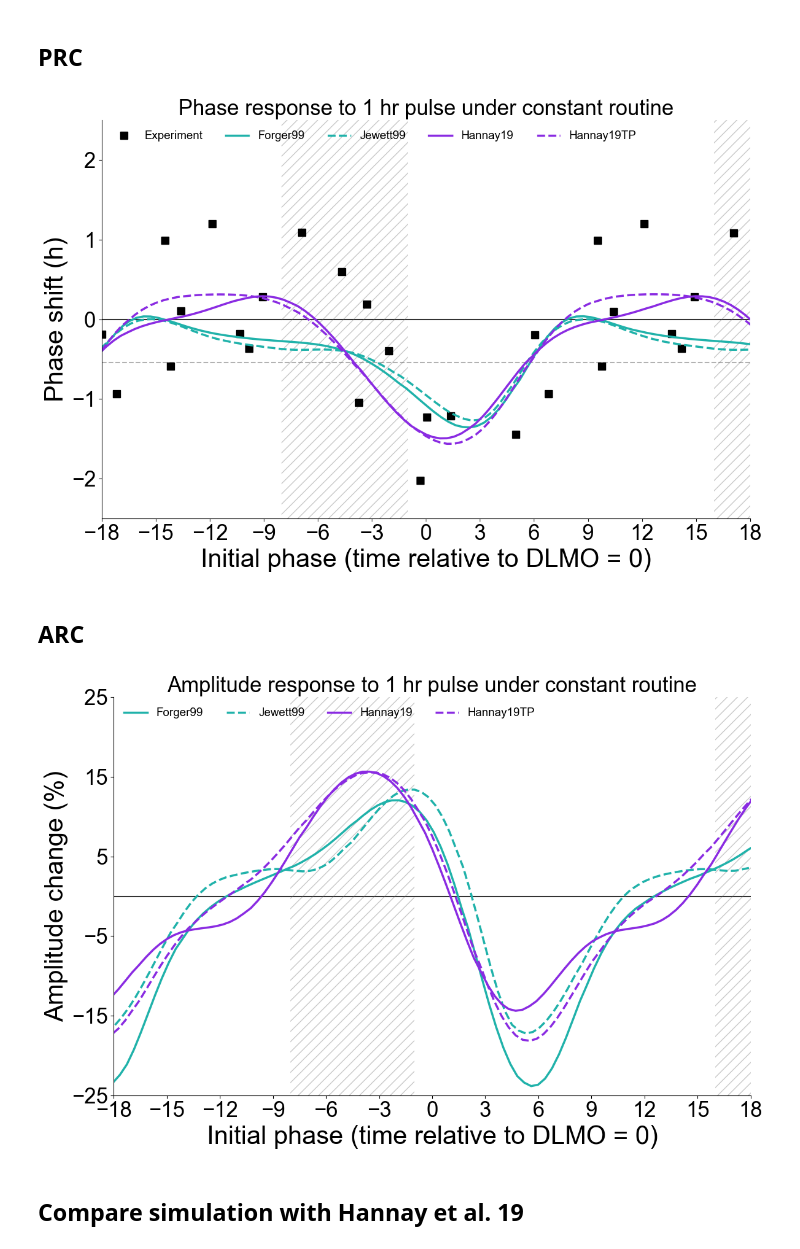
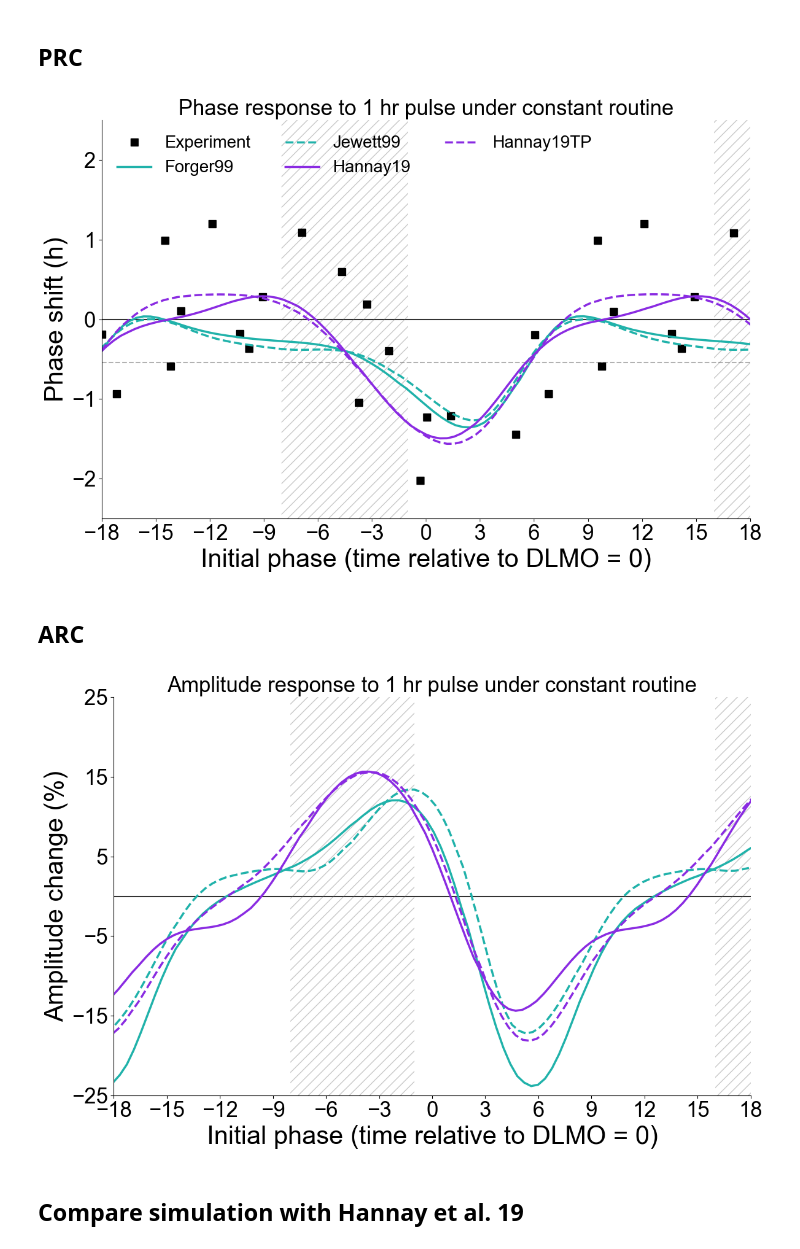
Before and after one commit to Arcascope/amplitude-simulations, a Jupyter notebook: amplitude_boost_plots.ipynb, the cells around one changed output. Drawn from its saved outputs; the diff is of its cells as text; code cells hidden in the pictures.

Commit message:
Fonts bigger

```diff
--- a/amplitude_boost_plots.ipynb
+++ b/amplitude_boost_plots.ipynb
@@ -55,7 +55,7 @@ xlabel_font_size = 30
 title_font_size = 25
 xtick_font_size = 25
 ytick_font_size = 25
-legend_font_size = 13.5
+legend_font_size = 20
 figsize=(12, 8)
 axis_label_font_size = 12
 # %% [markdown]
@@ -76,35 +76,35 @@ plt.plot(experimental_data['initial_phase'],
          experimental_data['phase_shift'], 's', markersize=8,
          label='Experiment', color='black')
 # simulation results
 for idx,model in enumerate(model_list):
     x = []
     y = simulation_result[str(model)]['phase_response'] - phase_shift_offset
     # calculate the initial phase
     for CR1_index in range(pulse_num):
         CR1_duration = first_constant_routine_duration[CR1_index]
         pulse_mid_time = 24*3 + 8 + CR1_duration + 8 + 8
         dlmo = simulation_result[str(model)]['reference_dlmo']
         x.append(pulse_mid_time - dlmo)
     plt.plot(x, y, label=str(model), lw=2.5,
              color=colors[str(model)], linestyle=linestyles[str(model)])
 # styling
 plt.axhline(y=0, color='black', zorder=0, alpha=0.8)
 plt.axhline(y=-0.54, color='black', linestyle='--', zorder=0, alpha=0.3)
 plt.xlabel('Initial phase (time relative to DLMO = 0)', fontsize=xlabel_font_size)
 plt.ylabel('Phase shift (h)', fontsize=ylabel_font_size)
 plt.xlim(-18, 18)
 plt.ylim(-2.5, 2.5)
 plt.xticks(np.linspace(-18, 18, 13), fontsize=xtick_font_size)
 plt.yticks(fontsize=ytick_font_size)
-plt.legend(fontsize=legend_font_size, frameon=False, ncol=5)
+plt.legend(fontsize=legend_font_size, frameon=False, ncol=3)
 plt.title("Phase response to 1 hr pulse under constant routine", fontsize=title_font_size)
 ax.spines['top'].set_visible(False)
 ax.spines['right'].set_visible(False)
 plt.tight_layout()
 plt.savefig("outputs/prc_1.png",dpi=500)
 plt.show()
 # %% [output]
-[figure, old version]
+[figure, new version]
 # %% [markdown]
 ## ARC
 # %%
@@ -137,7 +137,7 @@ plt.xlim(-18, 18)
 plt.ylim(-25, 25)
 plt.xticks(np.linspace(-18, 18, 13), fontsize=xtick_font_size)
 plt.yticks(np.linspace(-25, 25, 6), fontsize=ytick_font_size)
-plt.legend(fontsize=legend_font_size, frameon=False, ncol=5)
+# plt.legend(fontsize=legend_font_size, frameon=False, ncol=5)
 plt.title("Amplitude response to 1 hr pulse under constant routine", fontsize=title_font_size)
 ax.spines['top'].set_visible(False)
 ax.spines['right'].set_visible(False)
@@ -146,7 +146,7 @@ plt.savefig("outputs/arc_1.png",dpi=500)
 
 plt.show()
 # %% [output]
-[figure, old version]
+[figure, new version]
 # %% [markdown]
 ## Compare simulation with Hannay et al. 19
 # %%
```
Also changed, not shown: parts of 2 cells of this notebook.
